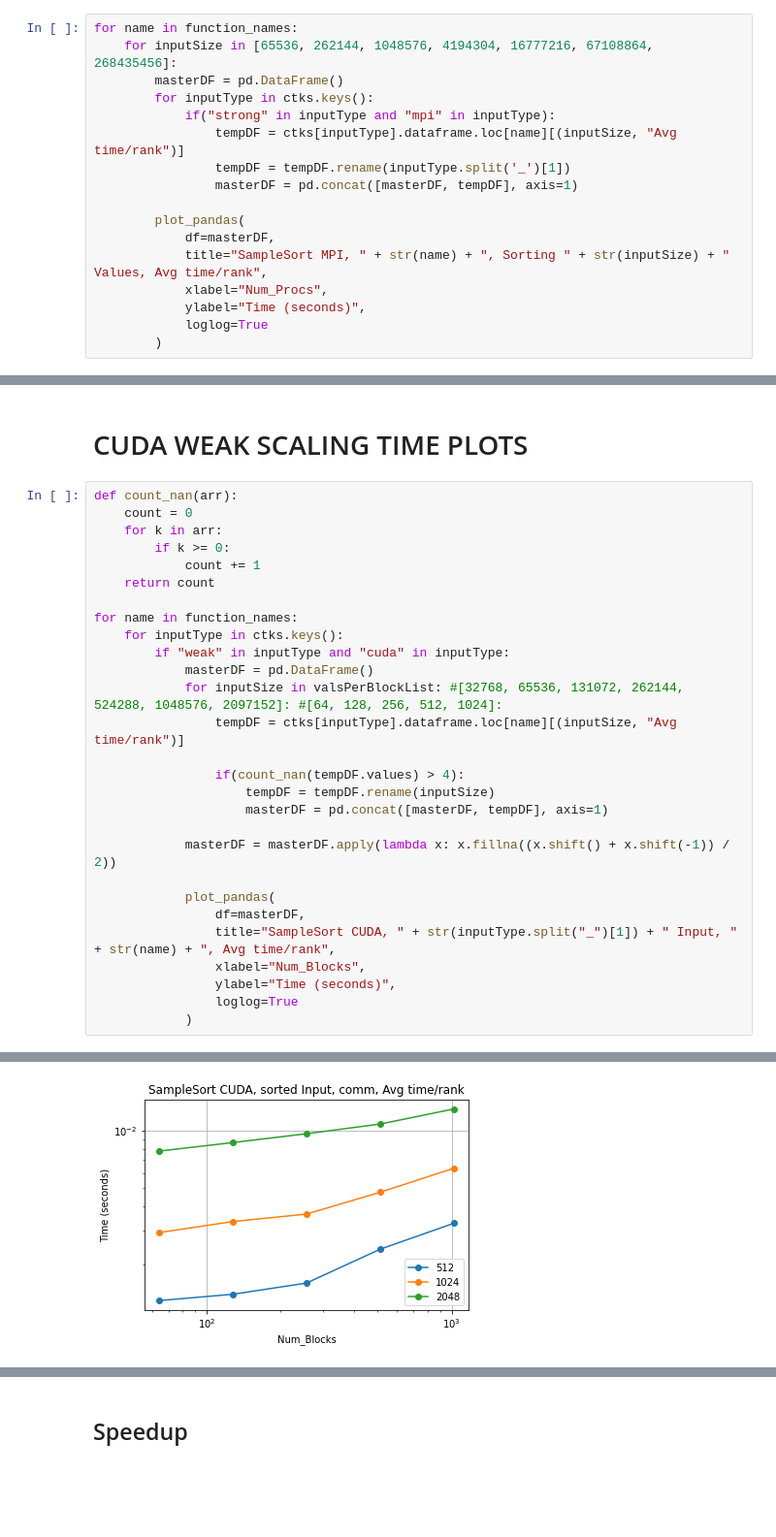
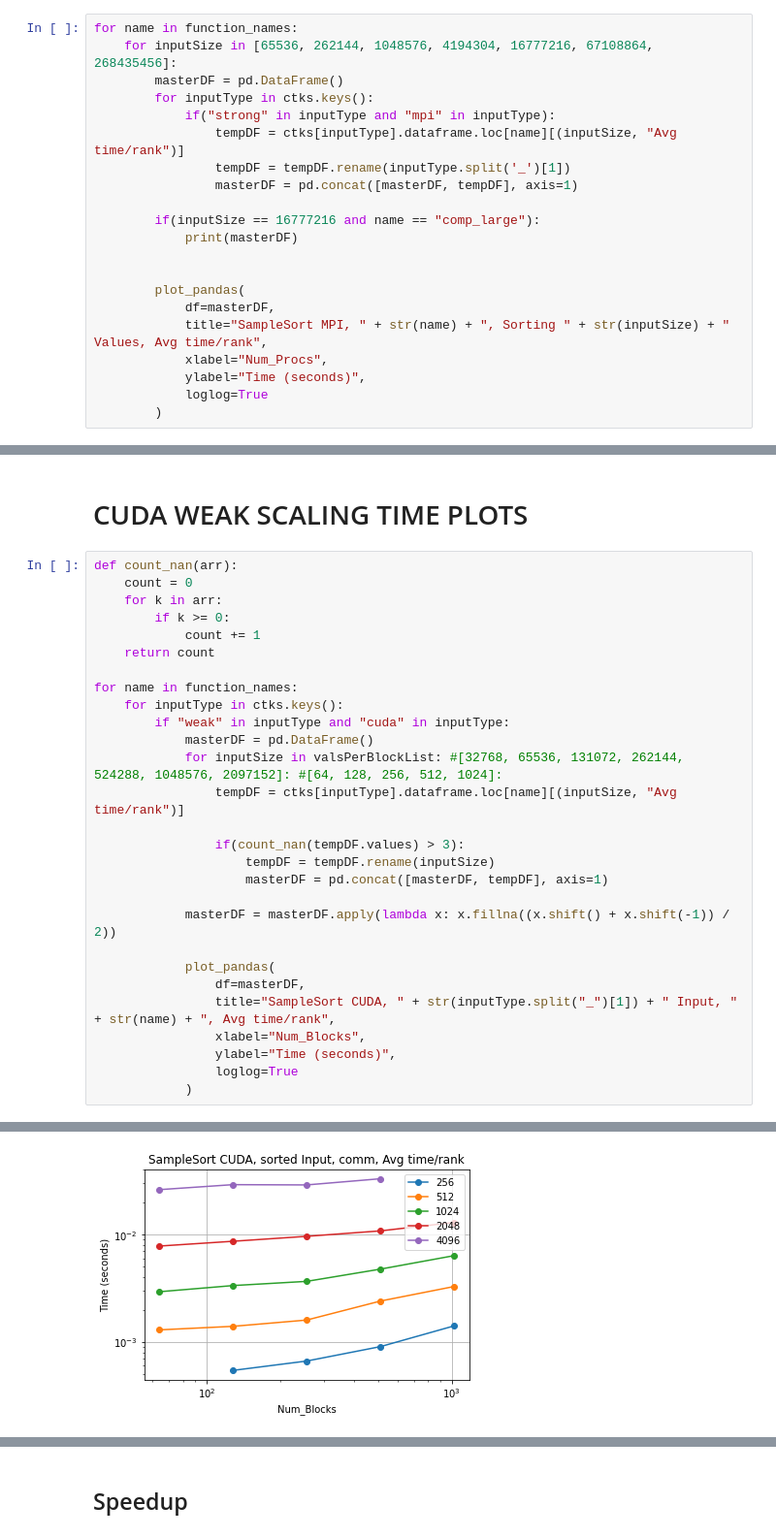
Before and after one commit to aheff20/CSCE435GroupProject, a Jupyter notebook: SampleSort_thicket_2.ipynb, the cells around one changed output, grey strips where cells are left out. Shown at 97% size. Saved outputs shown, nothing was run; the diff lists cells and outputs as text; blank space fills up the shorter version.

```diff
--- a/SampleSort_thicket_2.ipynb
+++ b/SampleSort_thicket_2.ipynb
@@ -260,6 +260,10 @@ for name in function_names:
                 tempDF = tempDF.rename(inputType.split('_')[1])
                 masterDF = pd.concat([masterDF, tempDF], axis=1)
 
+        if(inputSize == 16777216 and name == "comp_large"):
+            print(masterDF)
+
+
         plot_pandas(
             df=masterDF,
             title="SampleSort MPI, " + str(name) + ", Sorting " + str(inputSize) + " Values, Avg time/rank",
@@ -374,7 +388,7 @@ for name in function_names:
             for inputSize in valsPerBlockList: #[32768, 65536, 131072, 262144, 524288, 1048576, 2097152]: #[64, 128, 256, 512, 1024]:
                 tempDF = ctks[inputType].dataframe.loc[name][(inputSize, "Avg time/rank")]
 
-                if(count_nan(tempDF.values) > 4):
+                if(count_nan(tempDF.values) > 3):
                     tempDF = tempDF.rename(inputSize)
                     masterDF = pd.concat([masterDF, tempDF], axis=1)
 
@@ -395 +409 @@ for name in function_names:
-[figure, old version]
+[figure, new version]
```
Also changed, not shown: parts of 3 cells of this notebook.
